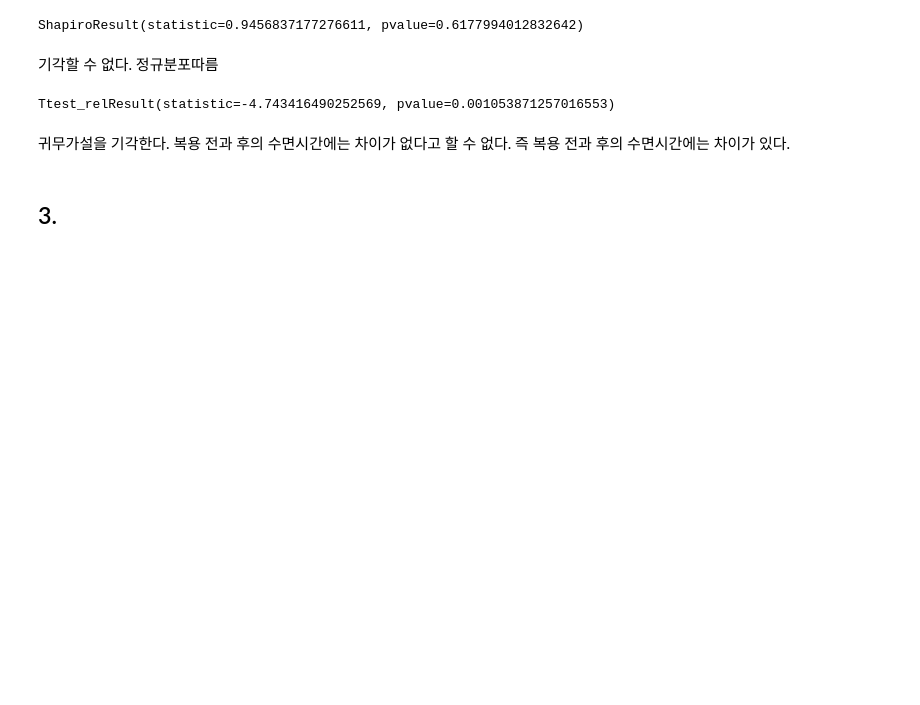
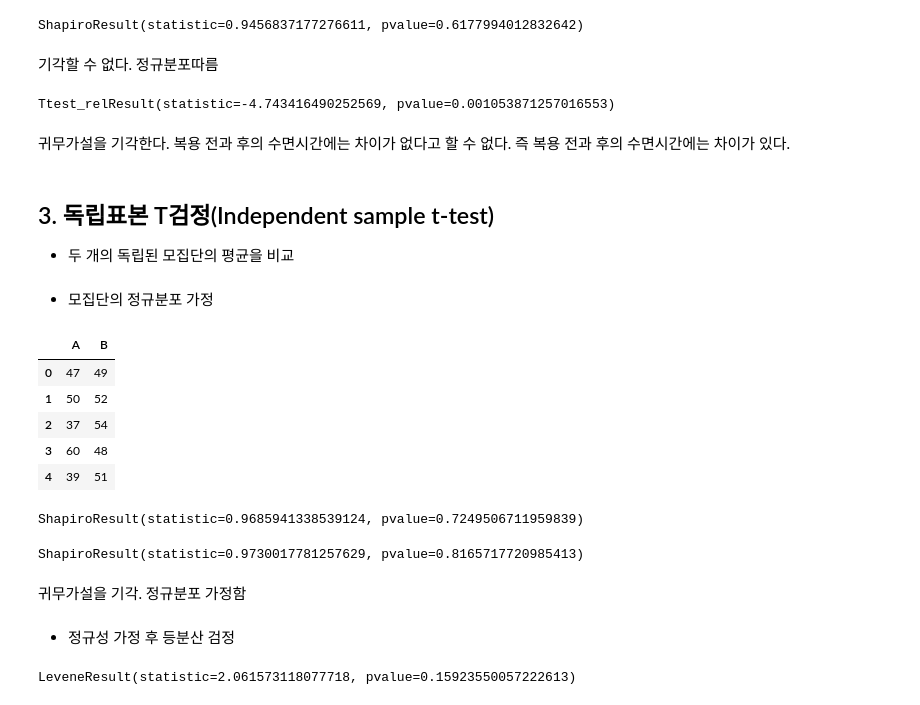
Before and after one commit to teng-ny/ADPStudy, a Jupyter notebook: 통계분석/T, 카이제곱 검정.ipynb, the cells around one changed output. Drawn from its saved outputs; the diff is of its cells as text; code cells hidden in the pictures; blank space fills up the shorter version.

```diff
--- a/통계분석/T, 카이제곱 검정.ipynb
+++ b/통계분석/T, 카이제곱 검정.ipynb
@@ -240,5 +240,38 @@ stats.ttest_rel(data['before'], data['after'], alternative='two-sided')
 Ttest_relResult(statistic=-4.743416490252569, pvalue=0.001053871257016553)
 # %% [markdown]
 귀무가설을 기각한다. 복용 전과 후의 수면시간에는 차이가 없다고 할 수 없다. 즉 복용 전과 후의 수면시간에는 차이가 있다.
-# %% [markdown]
-## 3.
+# %% [markdown]
+## 3. 독립표본 T검정(Independent sample t-test)
+- 두 개의 독립된 모집단의 평균을 비교
+# %% [markdown]
+- 모집단의 정규분포 가정
+# %%
+training_ind=pd.read_csv('ch11_training_ind.csv')
+training_ind.head()
+# %% [output]
+|  | A | B |
+| 0 | 47 | 49 |
+| 1 | 50 | 52 |
+| 2 | 37 | 54 |
+| 3 | 60 | 48 |
+| 4 | 39 | 51 |
+# %%
+import scipy.stats as stats
+from scipy.stats import shapiro
+shapiro(training_ind['A'])
+# %% [output]
+ShapiroResult(statistic=0.9685941338539124, pvalue=0.7249506711959839)
+# %%
+shapiro(training_ind['B'])
+# %% [output]
+ShapiroResult(statistic=0.9730017781257629, pvalue=0.8165717720985413)
+# %% [markdown]
+귀무가설을 기각. 정규분포 가정함
+# %% [markdown]
+- 정규성 가정 후 등분산 검정
+# %%
+A=np.array(training_ind['A'])
+B=np.array(training_ind['B'])
+stats.levene(A, B)
+# %% [output]
+LeveneResult(statistic=2.061573118077718, pvalue=0.15923550057222613)
```
Also changed, not shown: parts of 49 cells of this notebook.
